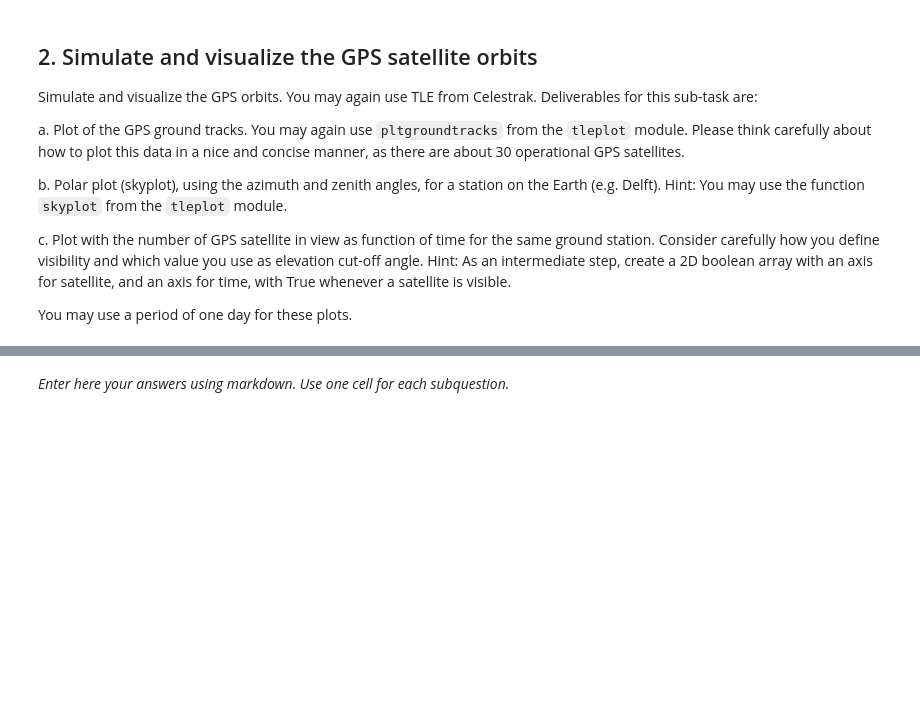
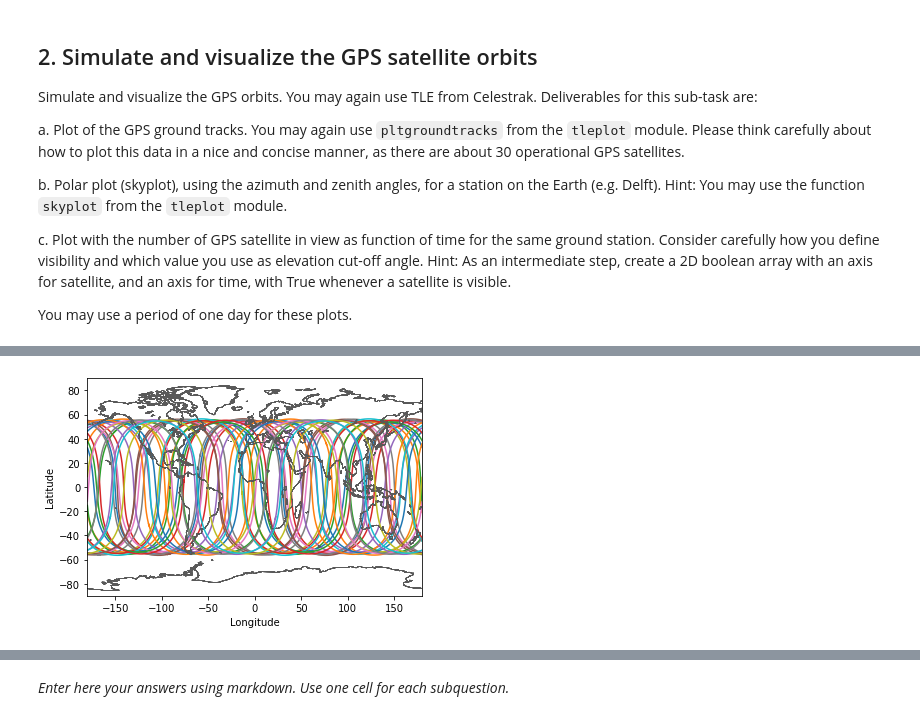
Before and after one commit to mlinds/sim_vis, a Jupyter notebook: assignment2/Assignment2Template.ipynb, the cells around one changed output, grey strips where cells are left out. Saved outputs shown, nothing was run; the diff lists cells and outputs as text; code cells hidden in the pictures; blank space fills up the shorter version.

```diff
--- a/assignment2/Assignment2Template.ipynb
+++ b/assignment2/Assignment2Template.ipynb
@@ -109,0 +107,8 @@ You may use a period of one day for these plots.
+# %%
+for sat in gpsERS:
+    t = tle.tledatenum(['2021-11-15 0:00:00', 24*60 ,1])
+    xsat,vsat = tle.tle2vec(gpsERS,t,sat.name)
+    xsate,vsate = crs.eci2ecef(t,xsat=xsat,vsat=vsat)
+    tle.pltgroundtrack(xsate)
+# %% [output]
+[figure, added]
```
Also changed, not shown: parts of 8 cells of this notebook.
